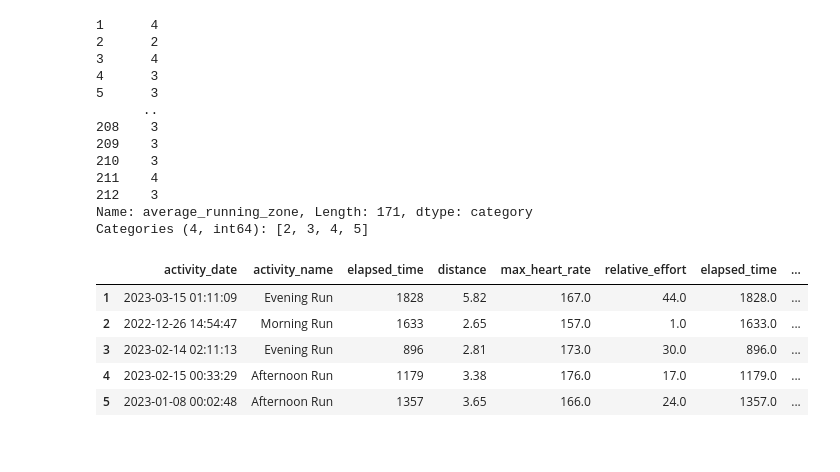
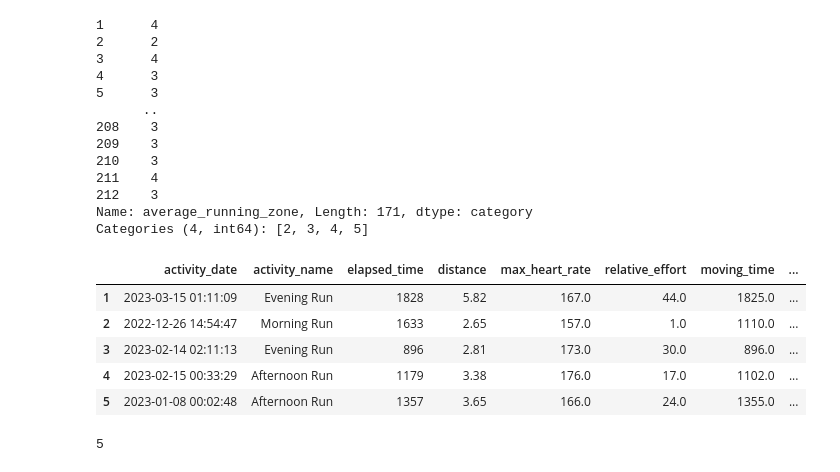
Before and after one commit to CodyT21/running_data, a Jupyter notebook: running_eda.ipynb, the cells around one changed output. Saved outputs shown, nothing was run; the diff lists cells and outputs as text; code cells hidden in the pictures.

```diff
--- a/running_eda.ipynb
+++ b/running_eda.ipynb
@@ -161,6 +163,5 @@ Total Steps                  0
 dtype: int64
 # %%
 # convert column names to lower case and snake case
-column_names = {column: column.strip().lower().replace(' ', '_').replace('.1', '') for column in trimmed_strava_runs.columns}
-trimmed_strava_runs = trimmed_strava_runs.rename(columns=column_names)
-trimmed_strava_runs.head()
+column_names = {column: column.strip().lower().replace(' ', '_').replace('.1', '') for column in run_data.columns}
+run_data = run_data.rename(columns=column_names)
@@ -174,4 +168,3 @@ trimmed_strava_runs.head()
 # %%
 # convert date and time
-trimmed_strava_runs['activity_date'] = pd.to_datetime(trimmed_strava_runs['activity_date'])
-trimmed_strava_runs.head()
+run_data['activity_date'] = pd.to_datetime(run_data['activity_date'])
@@ -185,8 +171,8 @@ trimmed_strava_runs.head()
 # %%
 # convert activity_name to a categorical for time of day for the run
-trimmed_strava_runs['time_of_day'] = trimmed_strava_runs['activity_name'].str.lower().str.split(' ').str[0]
-trimmed_strava_runs['time_of_day'] = trimmed_strava_runs['time_of_day'].astype('category')
-trimmed_strava_runs['time_of_day']
+run_data['time_of_day'] = run_data['activity_name'].str.lower().str.split(' ').str[0]
+run_data['time_of_day'] = run_data['time_of_day'].replace({'lunch': 'afternoon'}).astype('category')
+run_data['time_of_day']
 # %% [output]
 1        evening
 2        morning
@@ -204,5 +190,5 @@ Categories (5, object): ['afternoon', 'evening', 'lunch', 'morning', 'night']
 # %%
-max_heart_rate = trimmed_strava_runs['max_heart_rate'].quantile(0.99) # potential outlier in the max heart rate column
+max_heart_rate = run_data['max_heart_rate'].quantile(0.99) # potential outlier in the max heart rate column
 
 def heart_rate_zones(max_heart_rate, heart_rate):
     if heart_rate < 0.6 * max_heart_rate:
@@ -216,8 +202,8 @@ def heart_rate_zones(max_heart_rate, heart_rate):
     else:
         return 5
 
-trimmed_strava_runs['average_running_zone'] = trimmed_strava_runs.apply(lambda x: heart_rate_zones(max_heart_rate, x['average_heart_rate']), axis=1).astype('category')
-trimmed_strava_runs['average_running_zone']
+run_data['average_running_zone'] = run_data.apply(lambda x: heart_rate_zones(max_heart_rate, x['average_heart_rate']), axis=1).astype('category')
+run_data['average_running_zone']
 # %% [output]
 1      4
 2      2
@@ -233,11 +219,35 @@ trimmed_strava_runs['average_running_zone']
 Name: average_running_zone, Length: 171, dtype: category
 Categories (4, int64): [2, 3, 4, 5]
 # %%
-trimmed_strava_runs.head()
+run_data['distance_mi'] = run_data['distance'] / 1.609
+run_data['moving_time_min'] = run_data['moving_time'] / 60
+run_data['pace_min_per_mile'] = run_data['moving_time_min'] / run_data['distance_mi']
+run_data.head()
 # %% [output]
-|  | activity_date | activity_name | elapsed_time | distance | max_heart_rate | relative_effort | elapsed_time | ... |
-| 1 | 2023-03-15 01:11:09 | Evening Run | 1828 | 5.82 | 167.0 | 44.0 | 1828.0 | ... |
-| 2 | 2022-12-26 14:54:47 | Morning Run | 1633 | 2.65 | 157.0 | 1.0 | 1633.0 | ... |
+|  | activity_date | activity_name | elapsed_time | distance | max_heart_rate | relative_effort | moving_time | ... |
+| 1 | 2023-03-15 01:11:09 | Evening Run | 1828 | 5.82 | 167.0 | 44.0 | 1825.0 | ... |
+| 2 | 2022-12-26 14:54:47 | Morning Run | 1633 | 2.65 | 157.0 | 1.0 | 1110.0 | ... |
 | 3 | 2023-02-14 02:11:13 | Evening Run | 896 | 2.81 | 173.0 | 30.0 | 896.0 | ... |
-| 4 | 2023-02-15 00:33:29 | Afternoon Run | 1179 | 3.38 | 176.0 | 17.0 | 1179.0 | ... |
-| 5 | 2023-01-08 00:02:48 | Afternoon Run | 1357 | 3.65 | 166.0 | 24.0 | 1357.0 | ... |
+| 4 | 2023-02-15 00:33:29 | Afternoon Run | 1179 | 3.38 | 176.0 | 17.0 | 1102.0 | ... |
+| 5 | 2023-01-08 00:02:48 | Afternoon Run | 1357 | 3.65 | 166.0 | 24.0 | 1355.0 | ... |
+# %%
+# designate cloudy if cloud cover more than 50%
+run_data['cloudy'] = np.where(run_data['cloud_cover'] >= 0.5, 1, 0)
+
+# designate windy if wind speed greater than 10
+run_data['windy'] = np.where(run_data['wind_speed'] >= 5, 1, 0)
+print(run_data['windy'].sum())
+
+# general optimal running temperature is ~40F - 50F
+def categorize_temperature(temperature):
+    if temperature < 40:
+        return 'cold'
+    elif temperature >= 40 and temperature <= 50:
+        return 'neutral'
+    else:
+        return 'hot'
+
+run_data['temperature_F'] = (run_data['apparent_temperature'] * (9/5)) + 32
+run_data['temperature_condition'] = run_data['temperature_F'].apply(categorize_temperature)
+# %% [output]
+5
```
Also changed, not shown: parts of 10 cells of this notebook, 1 other file.
